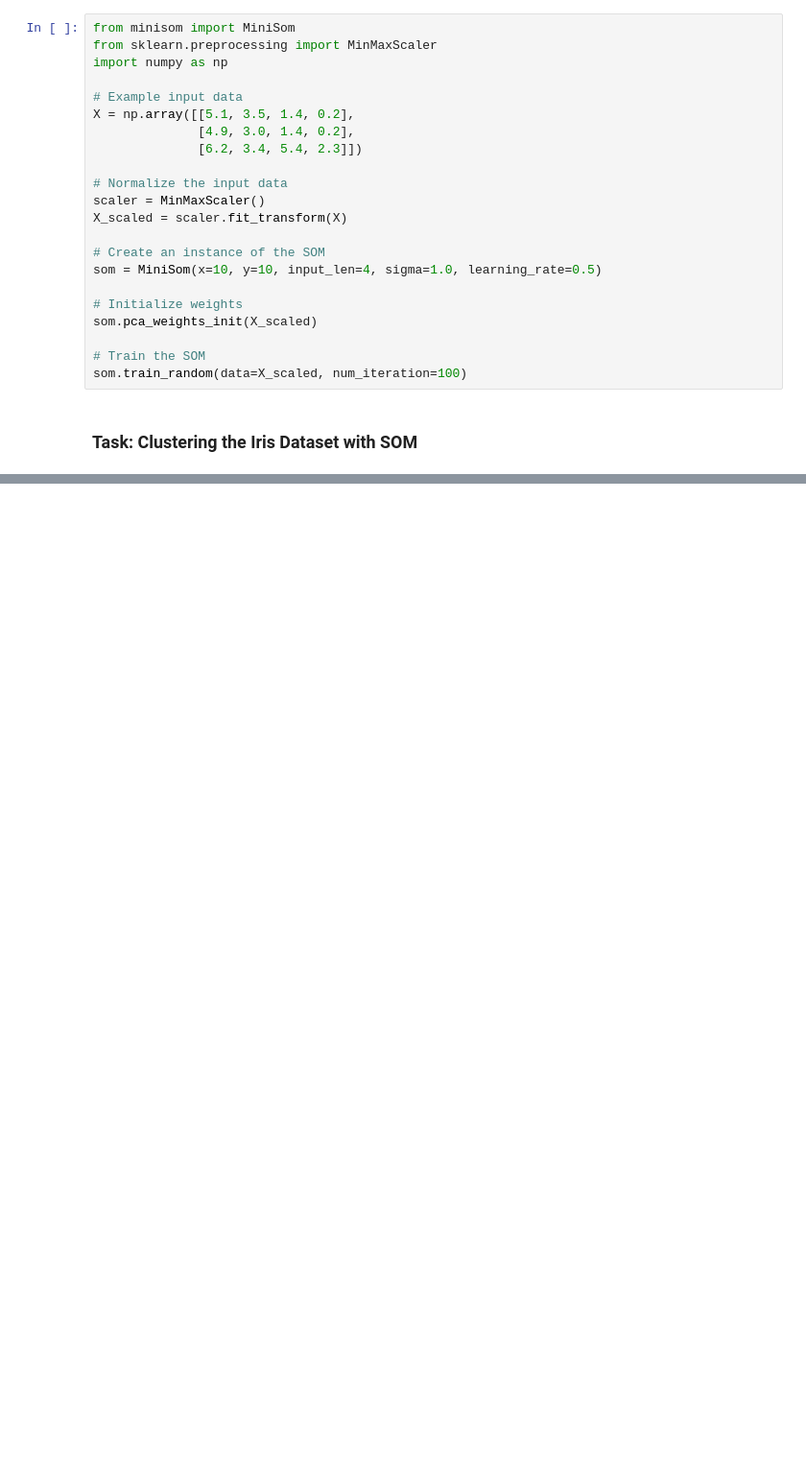
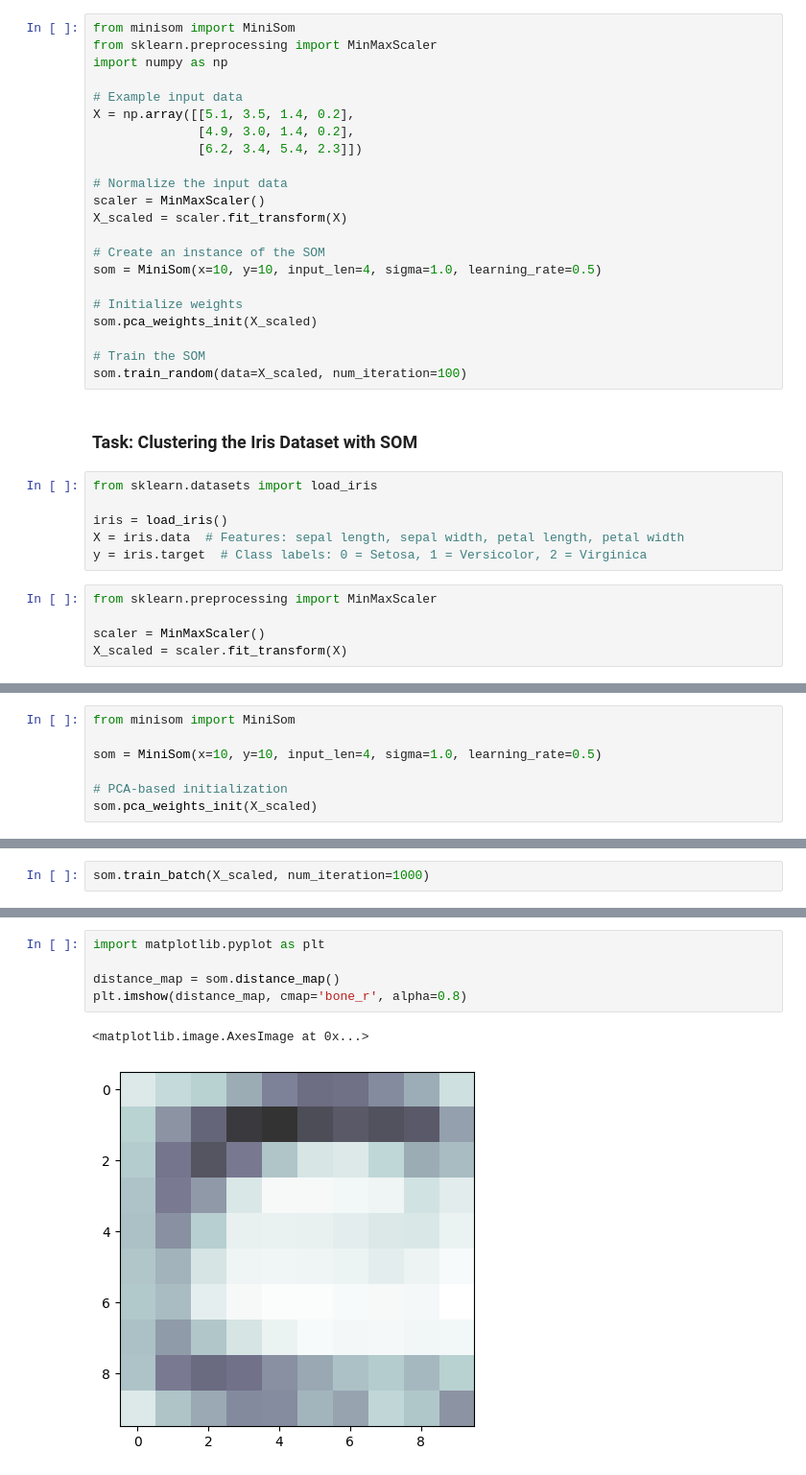
Before and after one commit to KATTA-00/CO542-Neural-Networks-Labs, a Jupyter notebook: lab04/E19129_lab04.ipynb, the cells around one changed output, grey strips where cells are left out. Shown at 96% size. Saved outputs shown, nothing was run; the diff lists cells and outputs as text; blank space fills up the shorter version.

```diff
--- a/lab04/E19129_lab04.ipynb
+++ b/lab04/E19129_lab04.ipynb
@@ -44,3 +35,14 @@ som.pca_weights_init(X_scaled)
 som.train_random(data=X_scaled, num_iteration=100)
 # %% [markdown]
 ### **Task: Clustering the Iris Dataset with SOM**
+# %%
+from sklearn.datasets import load_iris
+
+iris = load_iris()
+X = iris.data  # Features: sepal length, sepal width, petal length, petal width
+y = iris.target  # Class labels: 0 = Setosa, 1 = Versicolor, 2 = Virginica
+# %%
+from sklearn.preprocessing import MinMaxScaler
+
+scaler = MinMaxScaler()
+X_scaled = scaler.fit_transform(X)
@@ -46,0 +53,7 @@ som.train_random(data=X_scaled, num_iteration=100)
+# %%
+from minisom import MiniSom
+
+som = MiniSom(x=10, y=10, input_len=4, sigma=1.0, learning_rate=0.5)
+
+# PCA-based initialization
+som.pca_weights_init(X_scaled)
@@ -46,0 +64,2 @@ som.train_random(data=X_scaled, num_iteration=100)
+# %%
+som.train_batch(X_scaled, num_iteration=1000)
@@ -46,0 +70,8 @@ som.train_random(data=X_scaled, num_iteration=100)
+# %%
+import matplotlib.pyplot as plt
+
+distance_map = som.distance_map()
+plt.imshow(distance_map, cmap='bone_r', alpha=0.8)
+# %% [output]
+<matplotlib.image.AxesImage at 0x...>
+[figure, added]
```
Also changed, not shown: parts of 21 cells of this notebook.
